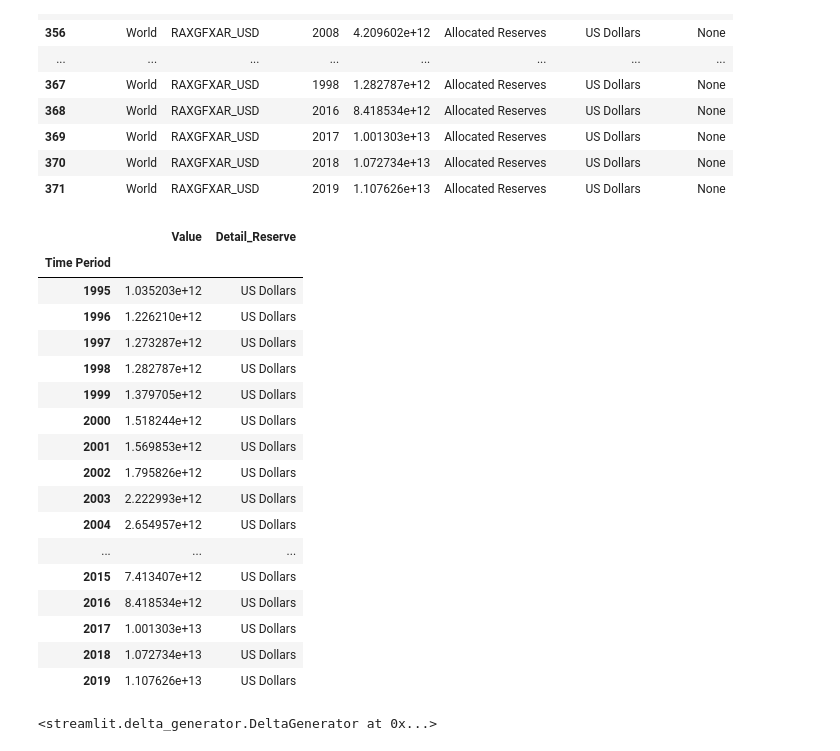
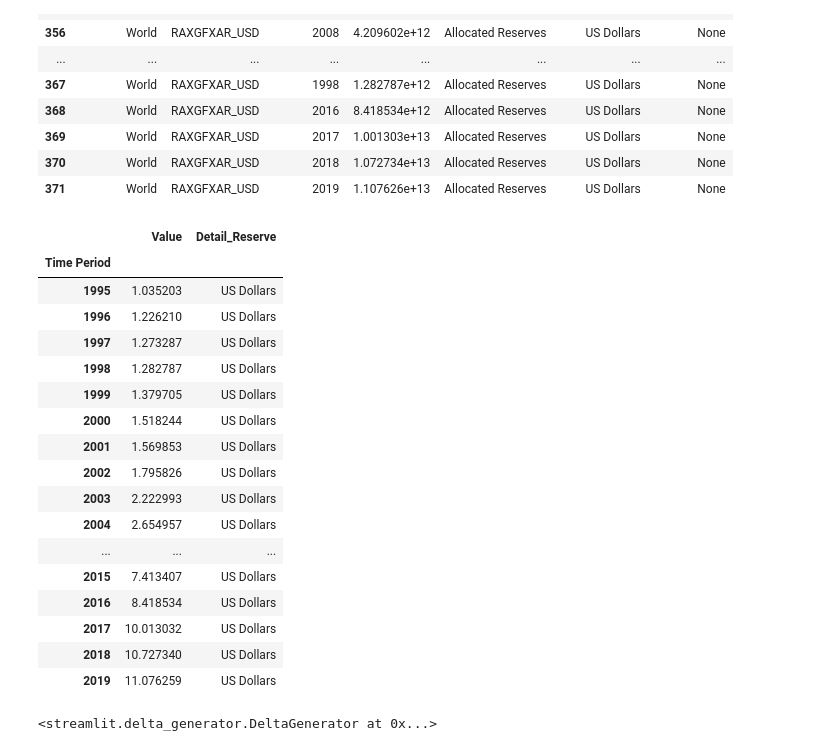
Before and after one commit to rejkube/economy_analysis, a Jupyter notebook: world_economy_analysis.ipynb, the cells around one changed output. Drawn from its saved outputs; the diff is of its cells as text; code cells hidden in the pictures.

```diff
--- a/world_economy_analysis.ipynb
+++ b/world_economy_analysis.ipynb
@@ -122,27 +122,27 @@ currency_reserve
 # %%
 currency_reserve=currency_reserve[['Time Period','Value','Detail_Reserve']].sort_values(
     ['Time Period'],ascending=[True])
-# currency_reserve['Value']=(currency_reserve['Value']/100000).round(2)
+currency_reserve['Value']=(currency_reserve['Value']/(10**12))
 currency_reserve=currency_reserve.set_index('Time Period')
 st.table(currency_reserve)
 currency_reserve
 # %% [output]
 |  | Value | Detail_Reserve |
 | Time Period |  |  |
-| 1995 | 1.035203e+12 | US Dollars |
-| 1996 | 1.226210e+12 | US Dollars |
-| 1997 | 1.273287e+12 | US Dollars |
-| 1998 | 1.282787e+12 | US Dollars |
-| 1999 | 1.379705e+12 | US Dollars |
-| 2000 | 1.518244e+12 | US Dollars |
-| 2001 | 1.569853e+12 | US Dollars |
-| 2002 | 1.795826e+12 | US Dollars |
-| 2003 | 2.222993e+12 | US Dollars |
-| 2004 | 2.654957e+12 | US Dollars |
+| 1995 | 1.035203 | US Dollars |
+| 1996 | 1.226210 | US Dollars |
+| 1997 | 1.273287 | US Dollars |
+| 1998 | 1.282787 | US Dollars |
+| 1999 | 1.379705 | US Dollars |
+| 2000 | 1.518244 | US Dollars |
+| 2001 | 1.569853 | US Dollars |
+| 2002 | 1.795826 | US Dollars |
+| 2003 | 2.222993 | US Dollars |
+| 2004 | 2.654957 | US Dollars |
 | ... | ... | ... |
-| 2015 | 7.413407e+12 | US Dollars |
-| 2016 | 8.418534e+12 | US Dollars |
-| 2017 | 1.001303e+13 | US Dollars |
-| 2018 | 1.072734e+13 | US Dollars |
-| 2019 | 1.107626e+13 | US Dollars |
+| 2015 | 7.413407 | US Dollars |
+| 2016 | 8.418534 | US Dollars |
+| 2017 | 10.013032 | US Dollars |
+| 2018 | 10.727340 | US Dollars |
+| 2019 | 11.076259 | US Dollars |
 # %%
```
Also changed, not shown: parts of 5 cells of this notebook, 1 other file.
